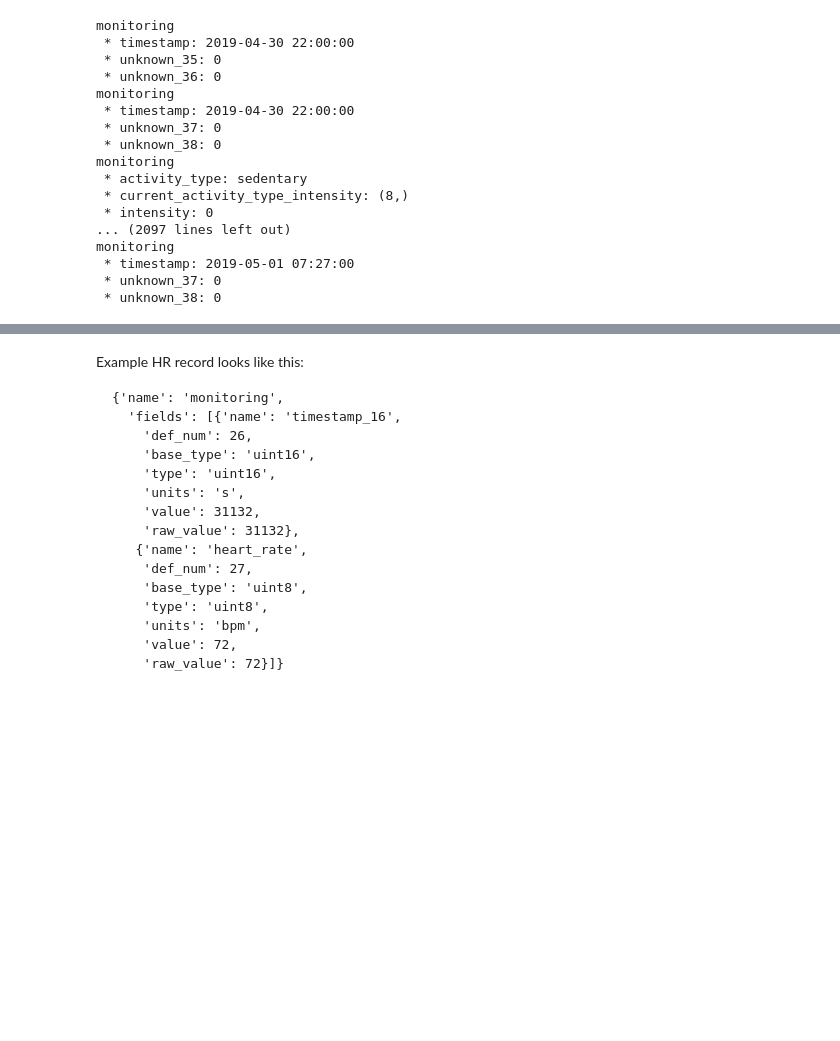
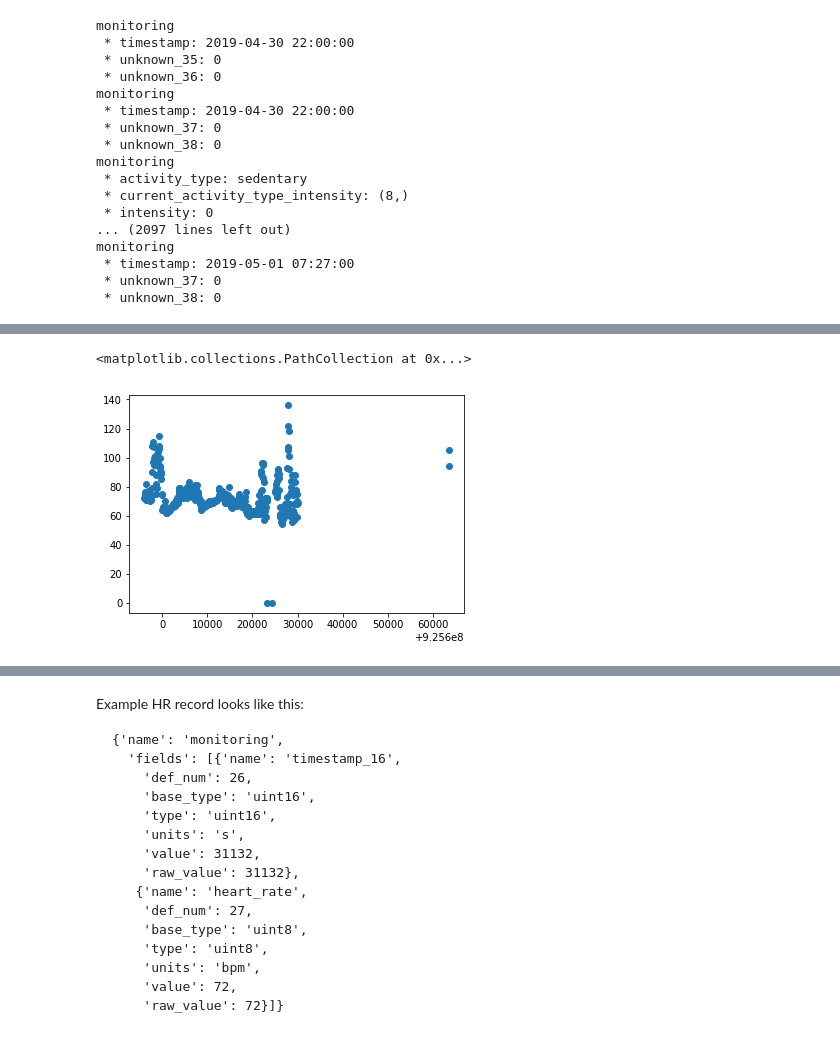
Before and after one commit to francescolosterzo/parse-garmin-heartrate, a Jupyter notebook: TestFitparse.ipynb, the cells around one changed output, grey strips where cells are left out. Saved outputs shown, nothing was run; the diff lists cells and outputs as text; code cells hidden in the pictures; blank space fills up the shorter version.

Commit message:
steps forward working on the offset of the timestamps, added info from 'This is ANT'

```diff
--- a/TestFitparse.ipynb
+++ b/TestFitparse.ipynb
@@ -67,0 +70,5 @@ data names are: ['ohr_settings', 'unknown_233', 'file_id', 'stress_level', 'moni
+# %%
+timestamp = 925596000
+timestamp_16 = 31132
+timestamp += (timestamp_16 - (timestamp & 0xffff)) & 0xffff
+print(timestamp)
@@ -67,0 +77,33 @@ data names are: ['ohr_settings', 'unknown_233', 'file_id', 'stress_level', 'moni
+# %%
+ts = []
+hr = []
+timestamp = None
+
+for record in fitfile.get_messages():
+
+    # get only the "data"
+    if record.type != 'data':
+        continue
+
+    this_record = record.as_dict()
+    print()
+    #print(this_record)
+    for entry in this_record.keys(): print(entry, this_record[entry])
+
+    for field in this_record['fields']:
+
+        # get the timestamp
+        if field['name'] == 'timestamp':
+            timestamp = field['raw_value']
+            #print(timestamp)
+        if timestamp is None:
+            continue
+
+        elif field['name'] == 'timestamp_16':
+            timestamp_16 = field['raw_value']
+            timestamp += (timestamp_16 - (timestamp & 0xffff)) & 0xffff
+
+        elif field['name'] == 'heart_rate':
+            heart_rate = field['raw_value']
+            ts.append(timestamp)
+            hr.append(heart_rate)
@@ -67,0 +128,5 @@ data names are: ['ohr_settings', 'unknown_233', 'file_id', 'stress_level', 'moni
+# %%
+plt.scatter(ts, hr)
+# %% [output]
+<matplotlib.collections.PathCollection at 0x...>
+[figure, added]
```
Also changed, not shown: parts of 11 cells of this notebook.
